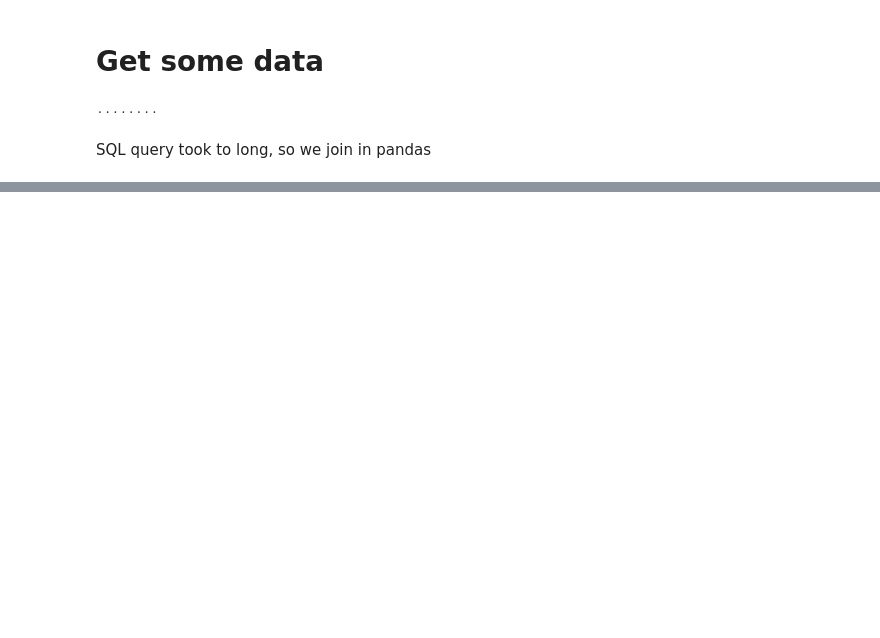
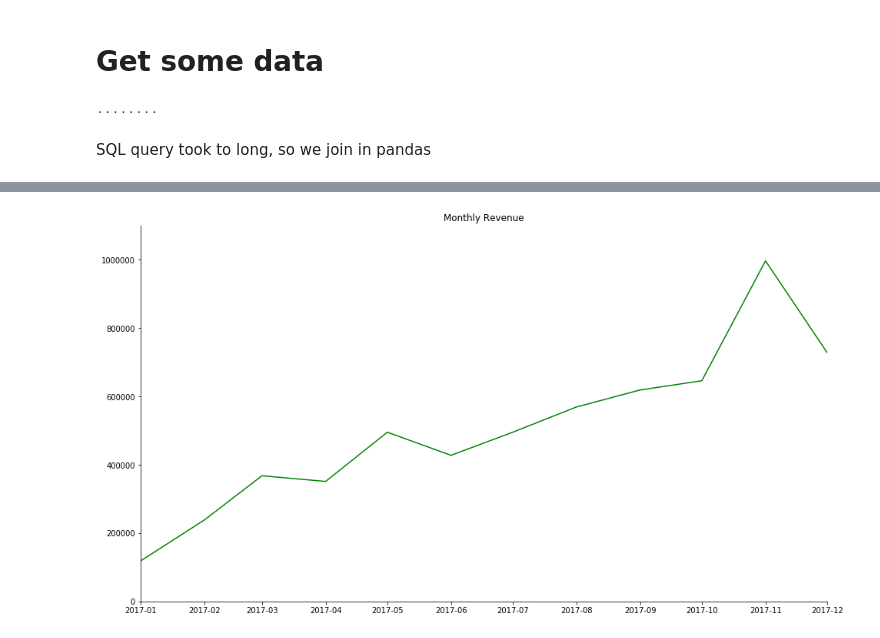
Before and after one commit to Senonino/data-ber-01-20, a Jupyter notebook: Notes/module_1/week_3/9_python-matplotib_seaborn.ipynb, the cells around one changed output, grey strips where cells are left out. Cells and saved outputs as stored; diff of their text form; code cells hidden in the pictures; blank space fills up the shorter version.

```diff
--- a/Notes/module_1/week_3/9_python-matplotib_seaborn.ipynb
+++ b/Notes/module_1/week_3/9_python-matplotib_seaborn.ipynb
@@ -65,0 +346,3 @@ orders = pd.read_sql("SELECT * FROM orders;", conn)
+# %%
+monthly_rev = df_agg.groupby("month").agg({"revenue": "sum"}).reset_index()
+monthly_rev.head()
@@ -65,0 +361,13 @@ orders = pd.read_sql("SELECT * FROM orders;", conn)
+# %%
+fig, ax = plt.subplots(figsize=(16,9))
+ax.plot(monthly_rev["month"],
+        monthly_rev["revenue"],
+        color="g");
+ax.set_title("Monthly Revenue");
+ax.set_ylim((0,1100000));
+ax.set_xlim(("2017-01-01", "2017-12-01"));
+#ax.set_facecolor("r");
+ax.spines["top"].set_visible(False);
+ax.spines["right"].set_visible(False);
+# %% [output]
+[figure, added]
```
Also changed, not shown: parts of 37 cells of this notebook.
